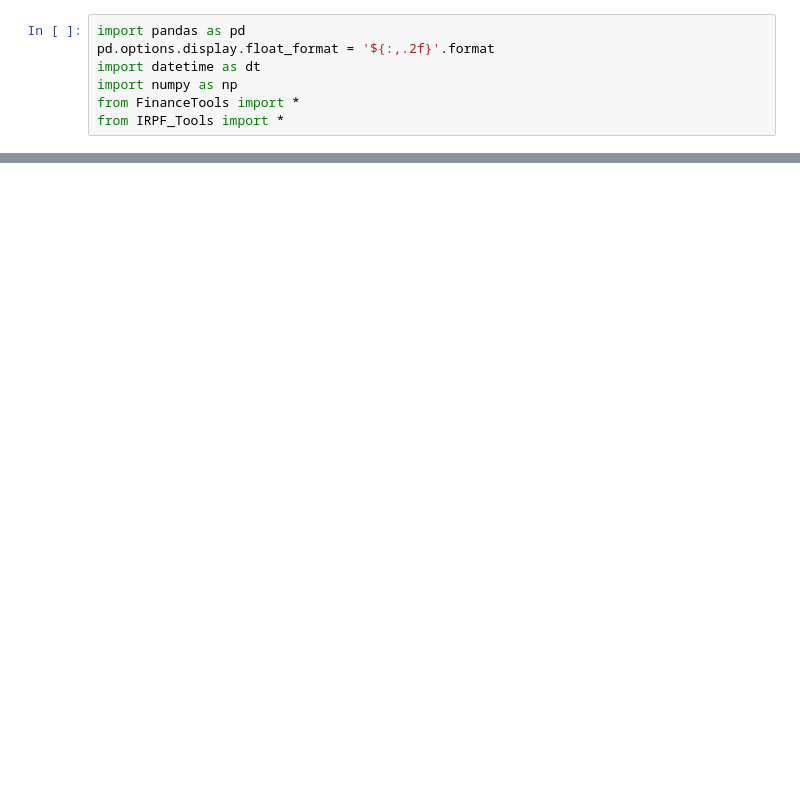
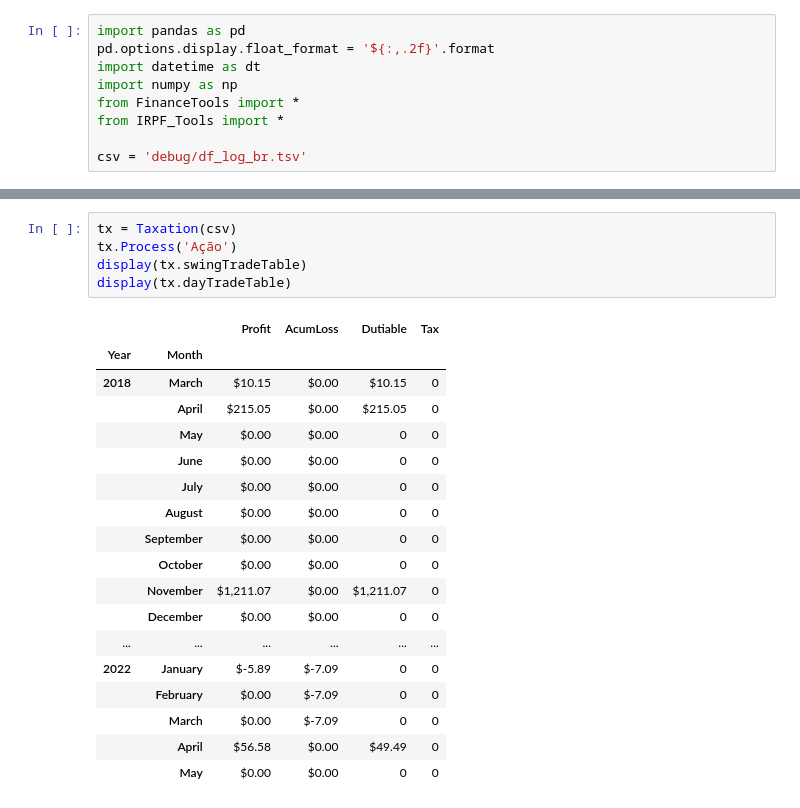
Before and after one commit to engdoreis/Finances, a Jupyter notebook: IRPF.ipynb, the cells around one changed output, grey strips where cells are left out. Drawn from its saved outputs; the diff is of its cells as text; blank space fills up the shorter version.

```diff
--- a/IRPF.ipynb
+++ b/IRPF.ipynb
@@ -5,4 +5,6 @@ import datetime as dt
 import numpy as np
 from FinanceTools import *
 from IRPF_Tools import *
+
+csv = 'debug/df_log_br.tsv'
 # %%
@@ -32,0 +172,24 @@ display(g['ValorLiquido'].sum())
+# %%
+tx = Taxation(csv)
+tx.Process('Ação')
+display(tx.swingTradeTable)
+display(tx.dayTradeTable)
+# %% [output]
+|  |  | Profit | AcumLoss | Dutiable | Tax |
+| Year | Month |  |  |  |  |
+| 2018 | March | $10.15 | $0.00 | $10.15 | 0 |
+|  | April | $215.05 | $0.00 | $215.05 | 0 |
+|  | May | $0.00 | $0.00 | 0 | 0 |
+|  | June | $0.00 | $0.00 | 0 | 0 |
+|  | July | $0.00 | $0.00 | 0 | 0 |
+|  | August | $0.00 | $0.00 | 0 | 0 |
+|  | September | $0.00 | $0.00 | 0 | 0 |
+|  | October | $0.00 | $0.00 | 0 | 0 |
+|  | November | $1,211.07 | $0.00 | $1,211.07 | 0 |
+|  | December | $0.00 | $0.00 | 0 | 0 |
+| ... | ... | ... | ... | ... | ... |
+| 2022 | January | $-5.89 | $-7.09 | 0 | 0 |
+|  | February | $0.00 | $-7.09 | 0 | 0 |
+|  | March | $0.00 | $-7.09 | 0 | 0 |
+|  | April | $56.58 | $0.00 | $49.49 | 0 |
+|  | May | $0.00 | $0.00 | 0 | 0 |
```
Also changed, not shown: parts of 7 cells of this notebook, 3 other files.
